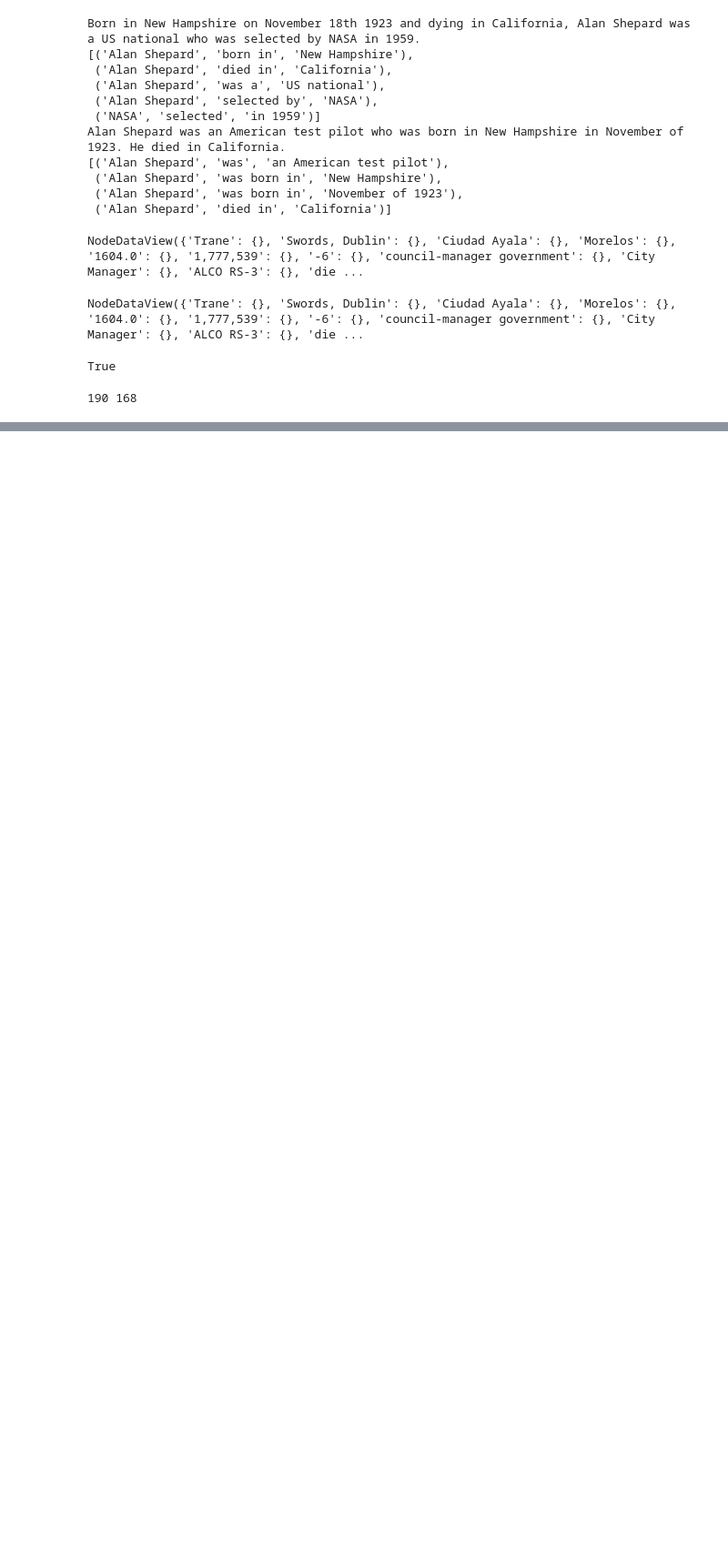
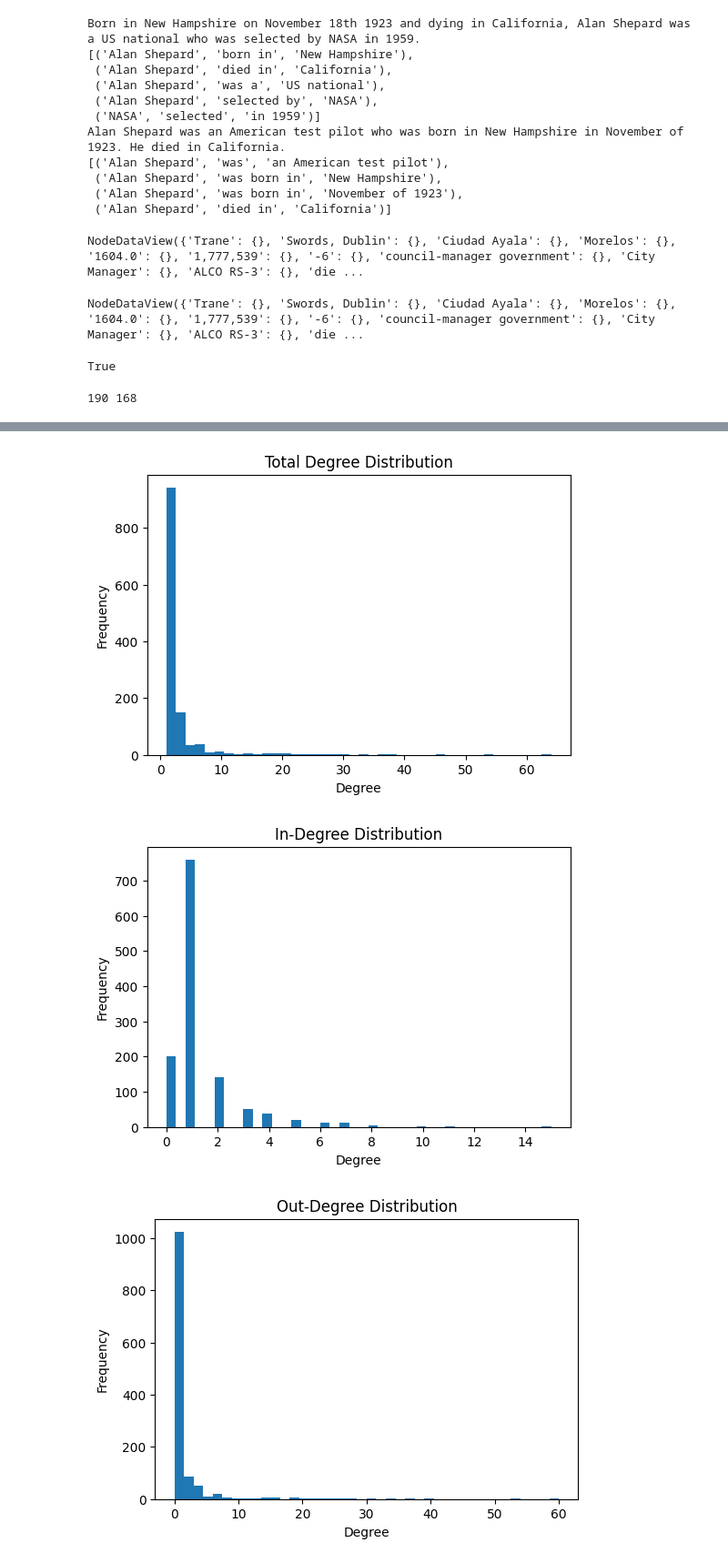
Before and after one commit to shirsho-12/KG_IB, a Jupyter notebook: ib_cleaned.ipynb, the cells around one changed output, grey strips where cells are left out. Shown at 91% size. Cells and saved outputs as stored; diff of their text form; code cells hidden in the pictures; blank space fills up the shorter version.

```diff
--- a/ib_cleaned.ipynb
+++ b/ib_cleaned.ipynb
@@ -322,0 +366,7 @@ print(len(kg.G.nodes()), len(kg.G.edges()))
+# %%
+import pickle
+
+with open("output/output/webnlg/s_1_extracted.pkl", "rb") as f:
+    step1_data = pickle.load(f)
+
+kg = NXKnowledgeGraph("output/output/webnlg/final_kg.graphml")
@@ -322,0 +586,25 @@ print(len(kg.G.nodes()), len(kg.G.edges()))
+# %%
+# Degree (undirected sense)
+degrees = [deg for _, deg in kg.G.degree()]
+
+# Directed in/out degrees
+in_degrees = [deg for _, deg in kg.G.in_degree()]
+out_degrees = [deg for _, deg in kg.G.out_degree()]
+
+import matplotlib.pyplot as plt
+
+def plot_degree_hist(data, title):
+    plt.figure(figsize=(6,4))
+    plt.hist(data, bins=40)
+    plt.title(title)
+    plt.xlabel("Degree")
+    plt.ylabel("Frequency")
+    plt.show()
+
+plot_degree_hist(degrees, "Total Degree Distribution")
+plot_degree_hist(in_degrees, "In-Degree Distribution")
+plot_degree_hist(out_degrees, "Out-Degree Distribution")
+# %% [output]
+[figure, added]
+[figure, added]
+[figure, added]
```
Also changed, not shown: parts of 45 cells of this notebook, 10 other files.
